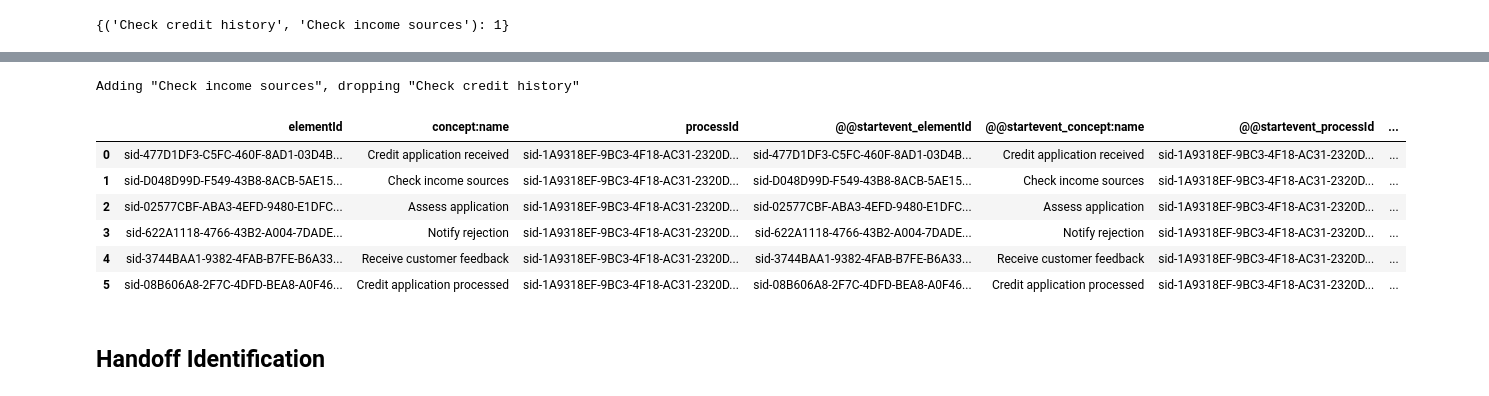
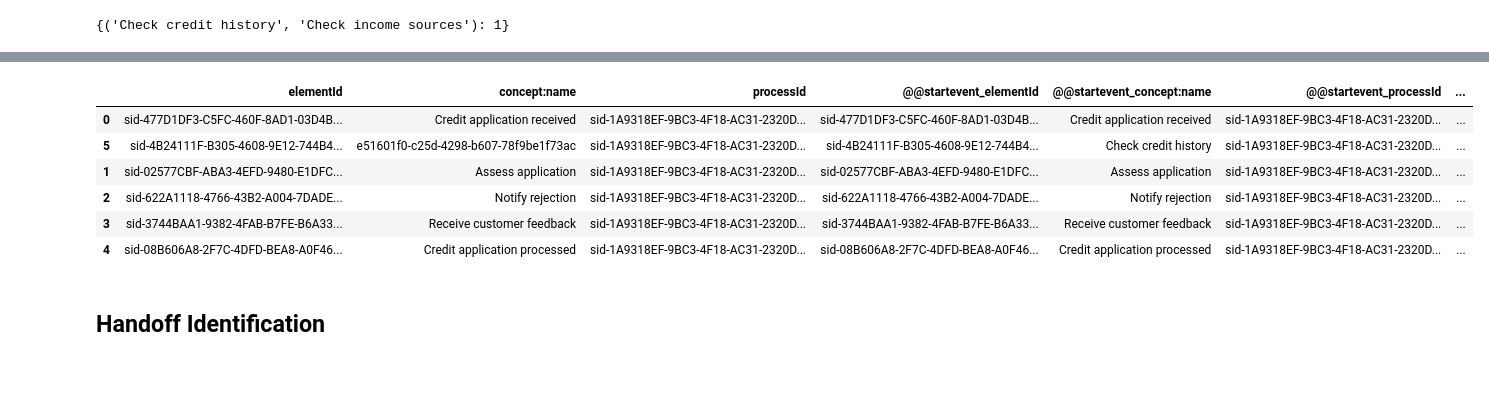
Before and after one commit to AutomatedProcessImprovement/waiting-time-analysis, a Jupyter notebook: handoff_4.ipynb, the cells around one changed output, grey strips where cells are left out. Cells and saved outputs as stored; diff of their text form; code cells hidden in the pictures.

```diff
--- a/handoff_4.ipynb
+++ b/handoff_4.ipynb
@@ -170,28 +139,14 @@ Previous activity: Credit application received
-# %%
-case_without_concurrent_activities = case.copy()
-
-for activities_pair in concurrent_activities:
-    concurrent = case[(case['concept:name'] == activities_pair[0]) | (case['concept:name'] == activities_pair[1])]
-    case_without_concurrent_activities.drop(concurrent.index, inplace=True)
-    if concurrent.iloc[0]['time:timestamp'] >= concurrent.iloc[1]['time:timestamp']:
-        print(f"Adding \"{concurrent.iloc[0]['concept:name']}\", dropping \"{concurrent.iloc[1]['concept:name']}\"")
-        case_without_concurrent_activities = case_without_concurrent_activities.append(concurrent.iloc[0])
-    else:
-        print(f"Adding \"{concurrent.iloc[1]['concept:name']}\", dropping \"{concurrent.iloc[0]['concept:name']}\"")
-        case_without_concurrent_activities = case_without_concurrent_activities.append(concurrent.iloc[1])
-
-case_without_concurrent_activities.sort_values(by='start_timestamp', inplace=True)
-case_without_concurrent_activities.reset_index(drop=True, inplace=True)
-case_without_concurrent_activities
-# %% [output]
-Adding "Check income sources", dropping "Check credit history"
-|  | elementId | concept:name | processId | @@startevent_elementId | @@startevent_concept:name | @@startevent_processId | ... |
-| 0 | sid-477D1DF3-C5FC-460F-8AD1-03D4B... | Credit application received | sid-1A9318EF-9BC3-4F18-AC31-2320D... | sid-477D1DF3-C5FC-460F-8AD1-03D4B... | Credit application received | sid-1A9318EF-9BC3-4F18-AC31-2320D... | ... |
-| 1 | sid-D048D99D-F549-43B8-8ACB-5AE15... | Check income sources | sid-1A9318EF-9BC3-4F18-AC31-2320D... | sid-D048D99D-F549-43B8-8ACB-5AE15... | Check income sources | sid-1A9318EF-9BC3-4F18-AC31-2320D... | ... |
-| 2 | sid-02577CBF-ABA3-4EFD-9480-E1DFC... | Assess application | sid-1A9318EF-9BC3-4F18-AC31-2320D... | sid-02577CBF-ABA3-4EFD-9480-E1DFC... | Assess application | sid-1A9318EF-9BC3-4F18-AC31-2320D... | ... |
-| 3 | sid-622A1118-4766-43B2-A004-7DADE... | Notify rejection | sid-1A9318EF-9BC3-4F18-AC31-2320D... | sid-622A1118-4766-43B2-A004-7DADE... | Notify rejection | sid-1A9318EF-9BC3-4F18-AC31-2320D... | ... |
-| 4 | sid-3744BAA1-9382-4FAB-B7FE-B6A33... | Receive customer feedback | sid-1A9318EF-9BC3-4F18-AC31-2320D... | sid-3744BAA1-9382-4FAB-B7FE-B6A33... | Receive customer feedback | sid-1A9318EF-9BC3-4F18-AC31-2320D... | ... |
-| 5 | sid-08B606A8-2F7C-4DFD-BEA8-A0F46... | Credit application processed | sid-1A9318EF-9BC3-4F18-AC31-2320D... | sid-08B606A8-2F7C-4DFD-BEA8-A0F46... | Credit application processed | sid-1A9318EF-9BC3-4F18-AC31-2320D... | ... |
+# %%
+case_without_concurrent_activities = case_with_aliases.copy()
+case_without_concurrent_activities
+# %% [output]
+|  | elementId | concept:name | processId | @@startevent_elementId | @@startevent_concept:name | @@startevent_processId | ... |
+| 0 | sid-477D1DF3-C5FC-460F-8AD1-03D4B... | Credit application received | sid-1A9318EF-9BC3-4F18-AC31-2320D... | sid-477D1DF3-C5FC-460F-8AD1-03D4B... | Credit application received | sid-1A9318EF-9BC3-4F18-AC31-2320D... | ... |
+| 5 | sid-4B24111F-B305-4608-9E12-744B4... | e51601f0-c25d-4298-b607-78f9be1f73ac | sid-1A9318EF-9BC3-4F18-AC31-2320D... | sid-4B24111F-B305-4608-9E12-744B4... | Check credit history | sid-1A9318EF-9BC3-4F18-AC31-2320D... | ... |
+| 1 | sid-02577CBF-ABA3-4EFD-9480-E1DFC... | Assess application | sid-1A9318EF-9BC3-4F18-AC31-2320D... | sid-02577CBF-ABA3-4EFD-9480-E1DFC... | Assess application | sid-1A9318EF-9BC3-4F18-AC31-2320D... | ... |
+| 2 | sid-622A1118-4766-43B2-A004-7DADE... | Notify rejection | sid-1A9318EF-9BC3-4F18-AC31-2320D... | sid-622A1118-4766-43B2-A004-7DADE... | Notify rejection | sid-1A9318EF-9BC3-4F18-AC31-2320D... | ... |
+| 3 | sid-3744BAA1-9382-4FAB-B7FE-B6A33... | Receive customer feedback | sid-1A9318EF-9BC3-4F18-AC31-2320D... | sid-3744BAA1-9382-4FAB-B7FE-B6A33... | Receive customer feedback | sid-1A9318EF-9BC3-4F18-AC31-2320D... | ... |
+| 4 | sid-08B606A8-2F7C-4DFD-BEA8-A0F46... | Credit application processed | sid-1A9318EF-9BC3-4F18-AC31-2320D... | sid-08B606A8-2F7C-4DFD-BEA8-A0F46... | Credit application processed | sid-1A9318EF-9BC3-4F18-AC31-2320D... | ... |
 # %% [markdown]
 ## Handoff Identification
 # %%
```
Also changed, not shown: parts of 10 cells of this notebook.
